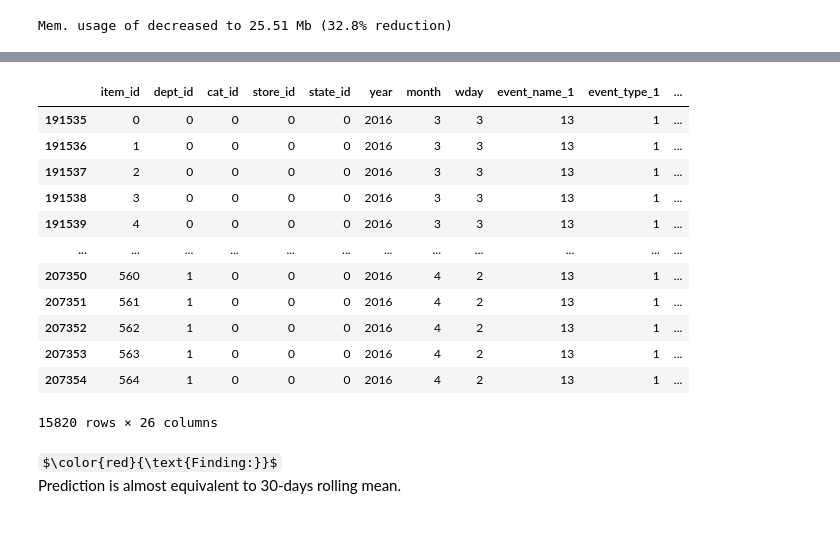
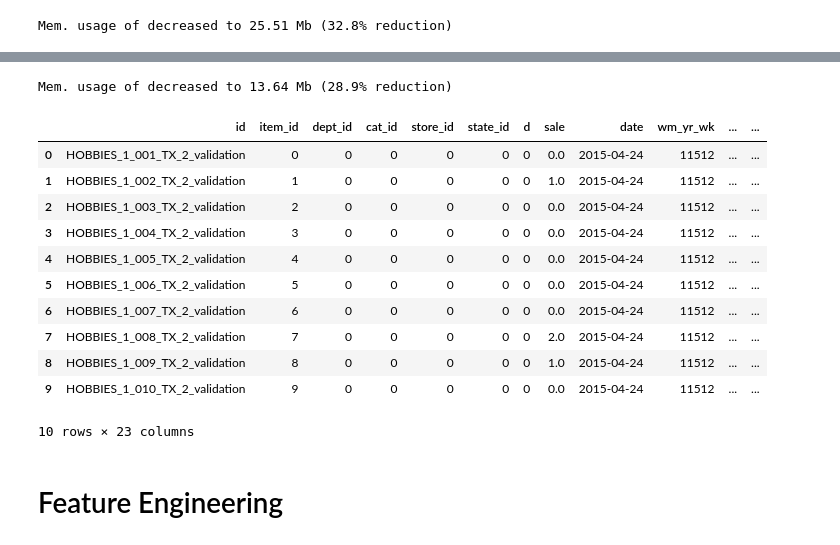
Before and after one commit to dominicdoerig/predicting-sales-data, a Jupyter notebook: m5_challenge/06_forecast_supervised_learning.ipynb, the cells around one changed output, grey strips where cells are left out. Drawn from its saved outputs; the diff is of its cells as text; code cells hidden in the pictures; some formulas as TeX source.

```diff
--- a/m5_challenge/06_forecast_supervised_learning.ipynb
+++ b/m5_challenge/06_forecast_supervised_learning.ipynb
@@ -1,3 +8,5 @@
+# %%
+performance_validation = True
 # %% [markdown]
 # Import Packages
 # %%
@@ -105,25 +52,0 @@ df_merged['lag_t30'] = df_merged.groupby(
-# %%
-# feature engineering price
-df_merged['lag_price_t1'] = df_merged.groupby(
-    ['id'])['sell_price'].transform(lambda x: x.shift(1))
-
-df_merged['rolling_price_max_t30'] = df_merged.groupby(
-    ['id'])['sell_price'].transform(lambda x: x.shift(1).rolling(30).max())
-
-df_merged['price_change_t1'] = (df_merged['lag_price_t1'] -
-                                df_merged['sell_price']) / (
-                                    df_merged['lag_price_t1'])
-
-df_merged['price_change_t30'] = (df_merged['rolling_price_max_t30'] -
-                                  df_merged['sell_price']) / (
-                                      df_merged['rolling_price_max_t30'])
-
-df_merged['rolling_price_std_t7'] = df_merged.groupby(
-    ['id'])['sell_price'].transform(lambda x: x.rolling(7).std())
-
-df_merged['rolling_price_std_t30'] = df_merged.groupby(
-    ['id'])['sell_price'].transform(lambda x: x.rolling(30).std())
-
-df_merged.drop(['rolling_price_max_t30', 'lag_price_t1'],
-               inplace=True,
-               axis=1)
@@ -241,22 +53,25 @@ Text(0, 0.5, 'Deviance')
-# %%
-fc = x_val
-fc['y_pred'] = y_pred
-fc['y_true'] = y_test
-fc
-# %% [output]
-|  | item_id | dept_id | cat_id | store_id | state_id | year | month | wday | event_name_1 | event_type_1 | ... |
-| 191535 | 0 | 0 | 0 | 0 | 0 | 2016 | 3 | 3 | 13 | 1 | ... |
-| 191536 | 1 | 0 | 0 | 0 | 0 | 2016 | 3 | 3 | 13 | 1 | ... |
-| 191537 | 2 | 0 | 0 | 0 | 0 | 2016 | 3 | 3 | 13 | 1 | ... |
-| 191538 | 3 | 0 | 0 | 0 | 0 | 2016 | 3 | 3 | 13 | 1 | ... |
-| 191539 | 4 | 0 | 0 | 0 | 0 | 2016 | 3 | 3 | 13 | 1 | ... |
-| ... | ... | ... | ... | ... | ... | ... | ... | ... | ... | ... | ... |
-| 207350 | 560 | 1 | 0 | 0 | 0 | 2016 | 4 | 2 | 13 | 1 | ... |
-| 207351 | 561 | 1 | 0 | 0 | 0 | 2016 | 4 | 2 | 13 | 1 | ... |
-| 207352 | 562 | 1 | 0 | 0 | 0 | 2016 | 4 | 2 | 13 | 1 | ... |
-| 207353 | 563 | 1 | 0 | 0 | 0 | 2016 | 4 | 2 | 13 | 1 | ... |
-| 207354 | 564 | 1 | 0 | 0 | 0 | 2016 | 4 | 2 | 13 | 1 | ... |
-15820 rows × 26 columns
-# %% [markdown]
-$\color{red}{\text{Finding:}}$
-Prediction is almost equivalent to 30-days rolling mean.
+# %%
+# Convert categorical features to integers as the categorical values cause problems when using large datasets
+
+df_merged = utils.encode_categorical(df_merged, [
+    "item_id", "dept_id", "cat_id", "store_id", "state_id", "event_name_1",
+    "event_type_1", "event_name_2", "event_type_2", 'd'
+])
+
+df_merged.head(10)
+# %% [output]
+Mem. usage of decreased to 13.64 Mb (28.9% reduction)
+|  | id | item_id | dept_id | cat_id | store_id | state_id | d | sale | date | wm_yr_wk | ... | ... |
+| 0 | HOBBIES_1_001_TX_2_validation | 0 | 0 | 0 | 0 | 0 | 0 | 0.0 | 2015-04-24 | 11512 | ... | ... |
+| 1 | HOBBIES_1_002_TX_2_validation | 1 | 0 | 0 | 0 | 0 | 0 | 1.0 | 2015-04-24 | 11512 | ... | ... |
+| 2 | HOBBIES_1_003_TX_2_validation | 2 | 0 | 0 | 0 | 0 | 0 | 0.0 | 2015-04-24 | 11512 | ... | ... |
+| 3 | HOBBIES_1_004_TX_2_validation | 3 | 0 | 0 | 0 | 0 | 0 | 0.0 | 2015-04-24 | 11512 | ... | ... |
+| 4 | HOBBIES_1_005_TX_2_validation | 4 | 0 | 0 | 0 | 0 | 0 | 0.0 | 2015-04-24 | 11512 | ... | ... |
+| 5 | HOBBIES_1_006_TX_2_validation | 5 | 0 | 0 | 0 | 0 | 0 | 0.0 | 2015-04-24 | 11512 | ... | ... |
+| 6 | HOBBIES_1_007_TX_2_validation | 6 | 0 | 0 | 0 | 0 | 0 | 0.0 | 2015-04-24 | 11512 | ... | ... |
+| 7 | HOBBIES_1_008_TX_2_validation | 7 | 0 | 0 | 0 | 0 | 0 | 2.0 | 2015-04-24 | 11512 | ... | ... |
+| 8 | HOBBIES_1_009_TX_2_validation | 8 | 0 | 0 | 0 | 0 | 0 | 1.0 | 2015-04-24 | 11512 | ... | ... |
+| 9 | HOBBIES_1_010_TX_2_validation | 9 | 0 | 0 | 0 | 0 | 0 | 0.0 | 2015-04-24 | 11512 | ... | ... |
+10 rows × 23 columns
+# %% [markdown]
+# Feature Engineering
```
Also changed, not shown: parts of 42 cells of this notebook, 1 other file.
